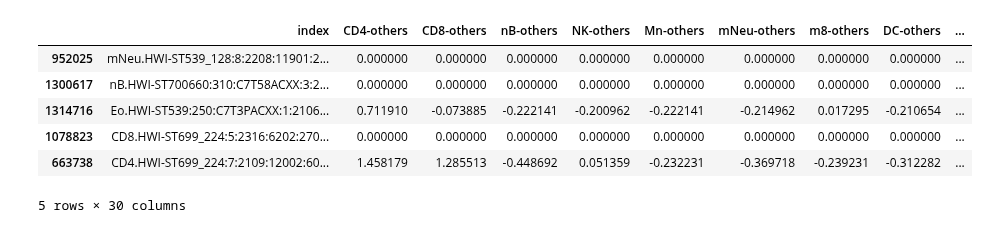
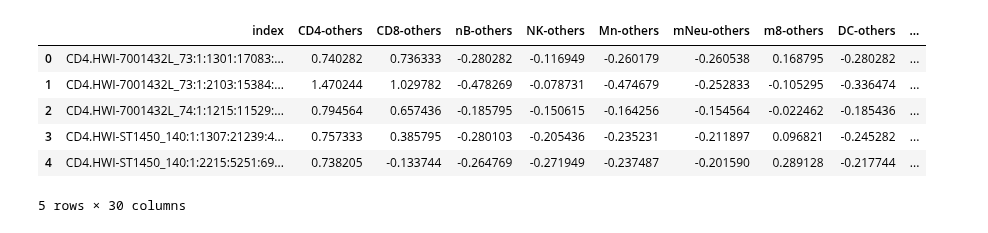
Before and after one commit to Irfanwustl/Research_code, a Jupyter notebook: MHB_per_read/softreadcounting/RandomForest_RC/develop/RF_multiclassifierTest.ipynb, the cells around one changed output. Cells and saved outputs as stored; diff of their text form; code cells hidden in the pictures.

```diff
--- a/MHB_per_read/softreadcounting/RandomForest_RC/develop/RF_multiclassifierTest.ipynb
+++ b/MHB_per_read/softreadcounting/RandomForest_RC/develop/RF_multiclassifierTest.ipynb
@@ -1,40 +1,40 @@
 # %%
 import pandas as pd
 from sklearn.metrics import RocCurveDisplay
 from sklearn.model_selection import train_test_split
 from sklearn.ensemble import RandomForestClassifier
 from sklearn.metrics import accuracy_score
 import matplotlib.pyplot as plt
 from sklearn import metrics
 from collections import defaultdict
 import joblib
 
 import sys
 
 import time
 start_time = time.time()
 
 
-infile='/Users/irffanalahi/Research/Research_update/SoftRD/largerEXP/genepromdelta.7/Randomforest/developing/BL14_genepromSM_0.7.txt_result_dupindex_binnedstats.pkl_test.pkl'
+infile='/Users/irffanalahi/Research/Research_update/SoftRD/largerEXP/genepromdelta.7/Randomforest/developing/realtrainingtable/BL14_genepromSM_0.7.txt_REALTEST_bestref.txt_result_dupindex_binnedstats.pkl_totalformatteddata.pkl'
 
 
 gtcol='label2'
 
 ##### carefully input the model folder#####
 
-modelfol='/Users/irffanalahi/Research/Research_update/SoftRD/largerEXP/genepromdelta.7/Randomforest/developing/BL14_genepromSM_0.7.txt_result_dupindex_binnedstats.pkl_train.pkl_model'
+modelfol='/Users/irffanalahi/Research/Research_update/SoftRD/largerEXP/genepromdelta.7/Randomforest/developing/realtrainingtable/BL14_genepromSM_0.7.txt_REALTRAINbestref.txt_result_dupindex_binnedstats.pkl_totalformatteddata.pkl_model_10000'
 
 
 indf=pd.read_pickle(infile)
 
 indf.head()
 # %% [output]
 |  | index | CD4-others | CD8-others | nB-others | NK-others | Mn-others | mNeu-others | m8-others | DC-others | ... |
-| 952025 | mNeu.HWI-ST539_128:8:2208:11901:2... | 0.000000 | 0.000000 | 0.000000 | 0.000000 | 0.000000 | 0.000000 | 0.000000 | 0.000000 | ... |
-| 1300617 | nB.HWI-ST700660:310:C7T58ACXX:3:2... | 0.000000 | 0.000000 | 0.000000 | 0.000000 | 0.000000 | 0.000000 | 0.000000 | 0.000000 | ... |
-| 1314716 | Eo.HWI-ST539:250:C7T3PACXX:1:2106... | 0.711910 | -0.073885 | -0.222141 | -0.200962 | -0.222141 | -0.214962 | 0.017295 | -0.210654 | ... |
-| 1078823 | CD8.HWI-ST699_224:5:2316:6202:270... | 0.000000 | 0.000000 | 0.000000 | 0.000000 | 0.000000 | 0.000000 | 0.000000 | 0.000000 | ... |
-| 663738 | CD4.HWI-ST699_224:7:2109:12002:60... | 1.458179 | 1.285513 | -0.448692 | 0.051359 | -0.232231 | -0.369718 | -0.239231 | -0.312282 | ... |
+| 0 | CD4.HWI-7001432L_73:1:1301:17083:... | 0.740282 | 0.736333 | -0.280282 | -0.116949 | -0.260179 | -0.260538 | 0.168795 | -0.280282 | ... |
+| 1 | CD4.HWI-7001432L_73:1:2103:15384:... | 1.470244 | 1.029782 | -0.478269 | -0.078731 | -0.474679 | -0.252833 | -0.105295 | -0.336474 | ... |
+| 2 | CD4.HWI-7001432L_74:1:1215:11529:... | 0.794564 | 0.657436 | -0.185795 | -0.150615 | -0.164256 | -0.154564 | -0.022462 | -0.185436 | ... |
+| 3 | CD4.HWI-ST1450_140:1:1307:21239:4... | 0.757333 | 0.385795 | -0.280103 | -0.205436 | -0.235231 | -0.211897 | 0.096821 | -0.245282 | ... |
+| 4 | CD4.HWI-ST1450_140:1:2215:5251:69... | 0.738205 | -0.133744 | -0.264769 | -0.271949 | -0.237487 | -0.201590 | 0.289128 | -0.217744 | ... |
 5 rows × 30 columns
 # %%
 features=['CD4-others', 'CD8-others', 'nB-others', 'NK-others','Mn-others', 'mNeu-others', 'm8-others', 'DC-others', 'Eo-others','Tr-others', 'm4-others', 'Mg-others', 'Er-others', 'mB-others','LENhypoCpG', 'LENhyperCpG', 'total_cpg', 'LENhypoCpG_BY_total_cpg','deltaMedian', 'deltaMean']
```
Also changed, not shown: parts of 1 cell of this notebook, 2 other files.
